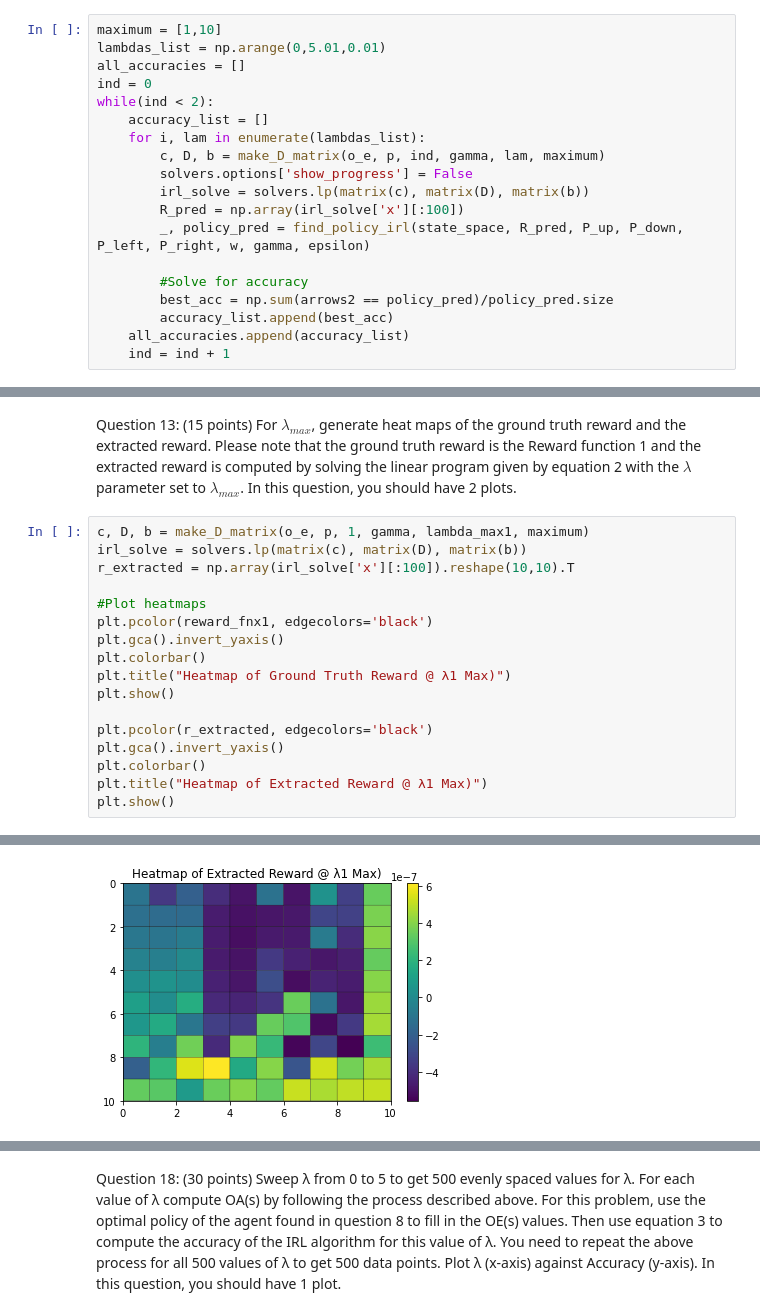
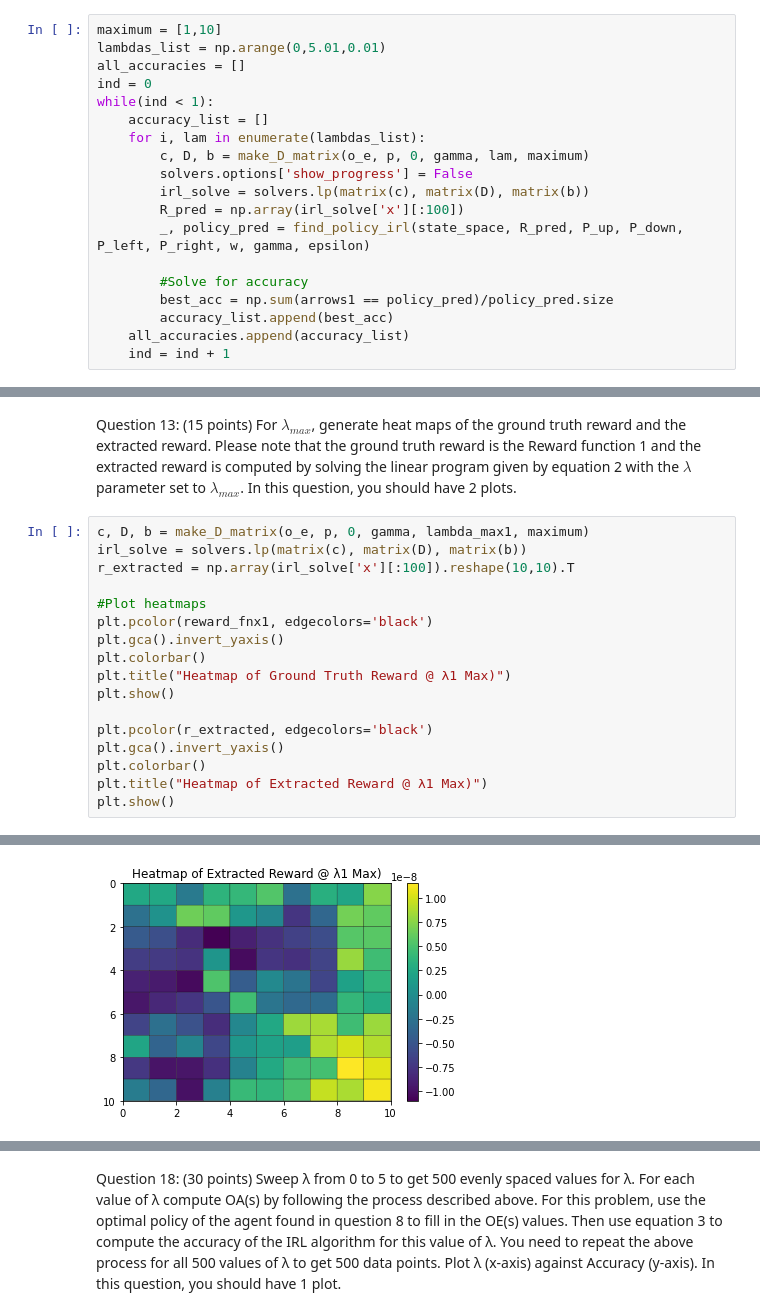
Before and after one commit to morgworth/ece232_team, a Jupyter notebook: Project 3/Project3_Swetha.ipynb, the cells around one changed output, grey strips where cells are left out. Saved outputs shown, nothing was run; the diff lists cells and outputs as text.

```diff
--- a/Project 3/Project3_Swetha.ipynb
+++ b/Project 3/Project3_Swetha.ipynb
@@ -498,17 +498,17 @@ maximum = [1,10]
 lambdas_list = np.arange(0,5.01,0.01)
 all_accuracies = []
 ind = 0
-while(ind < 2):
+while(ind < 1):
     accuracy_list = []
     for i, lam in enumerate(lambdas_list):
-        c, D, b = make_D_matrix(o_e, p, ind, gamma, lam, maximum)
+        c, D, b = make_D_matrix(o_e, p, 0, gamma, lam, maximum)
         solvers.options['show_progress'] = False
         irl_solve = solvers.lp(matrix(c), matrix(D), matrix(b))
         R_pred = np.array(irl_solve['x'][:100])
         _, policy_pred = find_policy_irl(state_space, R_pred, P_up, P_down, P_left, P_right, w, gamma, epsilon)
 
         #Solve for accuracy
-        best_acc = np.sum(arrows2 == policy_pred)/policy_pred.size
+        best_acc = np.sum(arrows1 == policy_pred)/policy_pred.size
         accuracy_list.append(best_acc)
     all_accuracies.append(accuracy_list)
     ind = ind + 1
@@ -533,22 +533,22 @@ Max Lambda 1 Value: 0.54
 # %% [markdown]
 Question 13: (15 points) For $λ_{max}$, generate heat maps of the ground truth reward and the extracted reward. Please note that the ground truth reward is the Reward function 1 and the extracted reward is computed by solving the linear program given by equation 2 with the $λ$ parameter set to $λ_{max}$. In this question, you should have 2 plots.
 # %%
-c, D, b = make_D_matrix(o_e, p, 1, gamma, lambda_max1, maximum)
+c, D, b = make_D_matrix(o_e, p, 0, gamma, lambda_max1, maximum)
 irl_solve = solvers.lp(matrix(c), matrix(D), matrix(b))
 r_extracted = np.array(irl_solve['x'][:100]).reshape(10,10).T
 
 #Plot heatmaps
 plt.pcolor(reward_fnx1, edgecolors='black')
 plt.gca().invert_yaxis()
 plt.colorbar()
 plt.title("Heatmap of Ground Truth Reward @ λ1 Max)")
 plt.show()
 
 plt.pcolor(r_extracted, edgecolors='black')
 plt.gca().invert_yaxis()
 plt.colorbar()
 plt.title("Heatmap of Extracted Reward @ λ1 Max)")
 plt.show()
 # %% [output]
 [figure]
-[figure, old version]
+[figure, new version]
```
Also changed, not shown: parts of 21 cells of this notebook.
